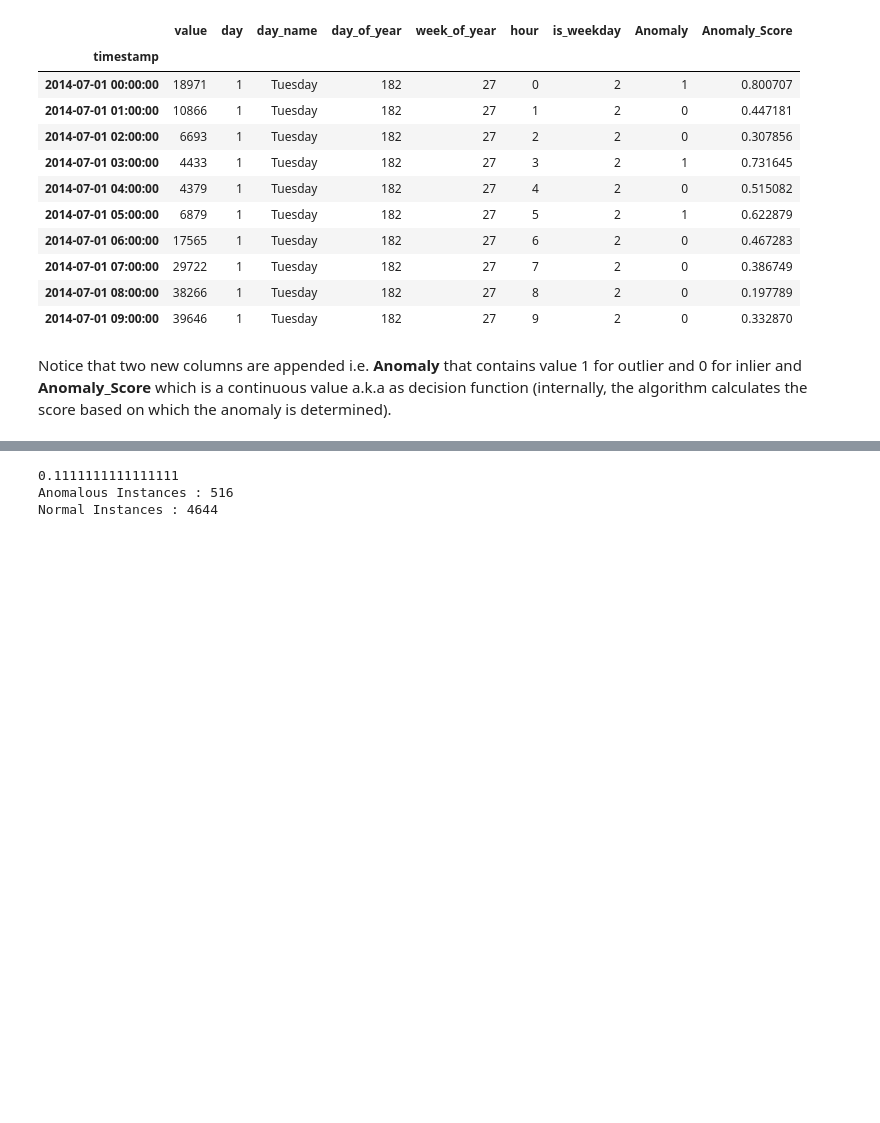
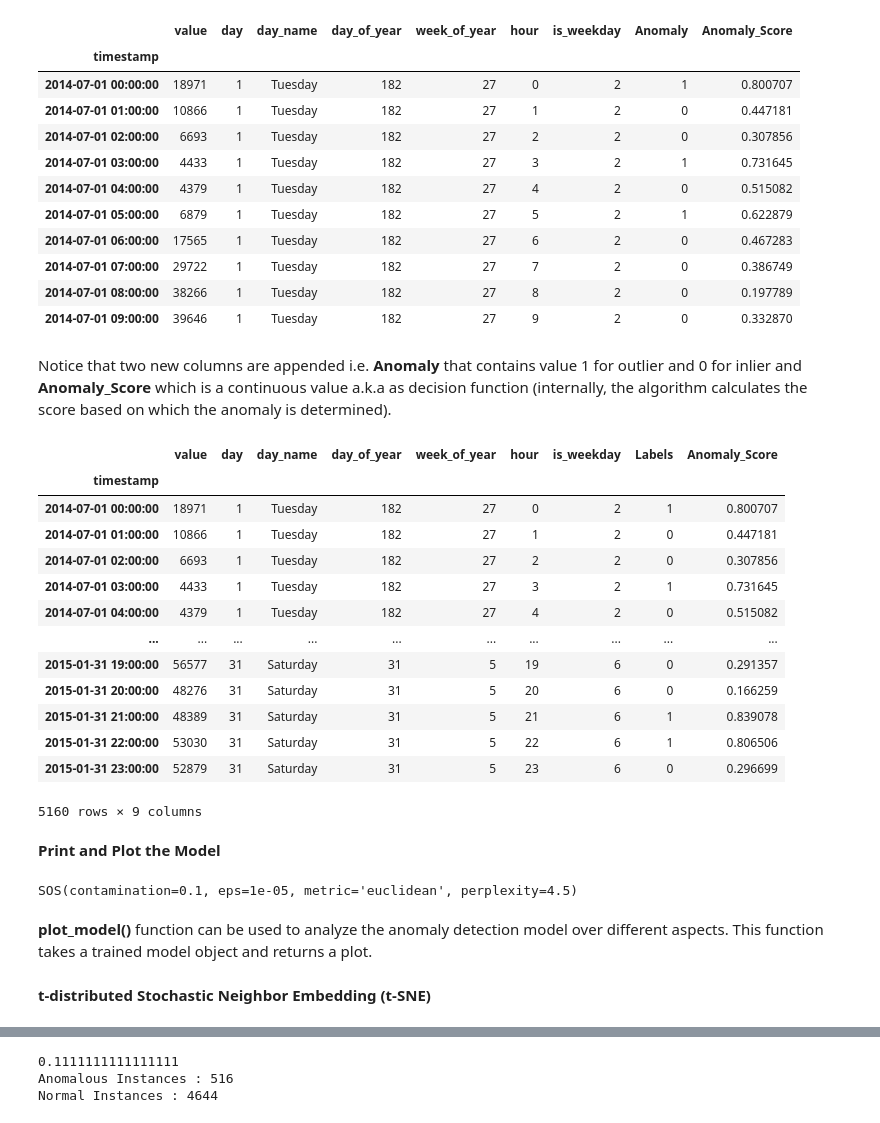
Before and after one commit to myconcordia/A2I2, a Jupyter notebook: Time_Series_Anomaly_Detection.ipynb, the cells around one changed output, grey strips where cells are left out. Cells and saved outputs as stored; diff of their text form; code cells hidden in the pictures; blank space fills up the shorter version.

```diff
--- a/Time_Series_Anomaly_Detection.ipynb
+++ b/Time_Series_Anomaly_Detection.ipynb
@@ -154,0 +152,27 @@ Notice that two new columns are appended i.e. **Anomaly** that contains value 1
+# %%
+sos_results
+# %% [output]
+|  | value | day | day_name | day_of_year | week_of_year | hour | is_weekday | Labels | Anomaly_Score |
+| timestamp |  |  |  |  |  |  |  |  |  |
+| 2014-07-01 00:00:00 | 18971 | 1 | Tuesday | 182 | 27 | 0 | 2 | 1 | 0.800707 |
+| 2014-07-01 01:00:00 | 10866 | 1 | Tuesday | 182 | 27 | 1 | 2 | 0 | 0.447181 |
+| 2014-07-01 02:00:00 | 6693 | 1 | Tuesday | 182 | 27 | 2 | 2 | 0 | 0.307856 |
+| 2014-07-01 03:00:00 | 4433 | 1 | Tuesday | 182 | 27 | 3 | 2 | 1 | 0.731645 |
+| 2014-07-01 04:00:00 | 4379 | 1 | Tuesday | 182 | 27 | 4 | 2 | 0 | 0.515082 |
+| ... | ... | ... | ... | ... | ... | ... | ... | ... | ... |
+| 2015-01-31 19:00:00 | 56577 | 31 | Saturday | 31 | 5 | 19 | 6 | 0 | 0.291357 |
+| 2015-01-31 20:00:00 | 48276 | 31 | Saturday | 31 | 5 | 20 | 6 | 0 | 0.166259 |
+| 2015-01-31 21:00:00 | 48389 | 31 | Saturday | 31 | 5 | 21 | 6 | 1 | 0.839078 |
+| 2015-01-31 22:00:00 | 53030 | 31 | Saturday | 31 | 5 | 22 | 6 | 1 | 0.806506 |
+| 2015-01-31 23:00:00 | 52879 | 31 | Saturday | 31 | 5 | 23 | 6 | 0 | 0.296699 |
+5160 rows × 9 columns
+# %% [markdown]
+**Print and Plot the Model**
+# %%
+print(sos)
+# %% [output]
+SOS(contamination=0.1, eps=1e-05, metric='euclidean', perplexity=4.5)
+# %% [markdown]
+**plot_model()** function can be used to analyze the anomaly detection model over different aspects. This function takes a trained model object and returns a plot.
+# %% [markdown]
+**t-distributed Stochastic Neighbor Embedding (t-SNE)**
```
Also changed, not shown: parts of 32 cells of this notebook.
